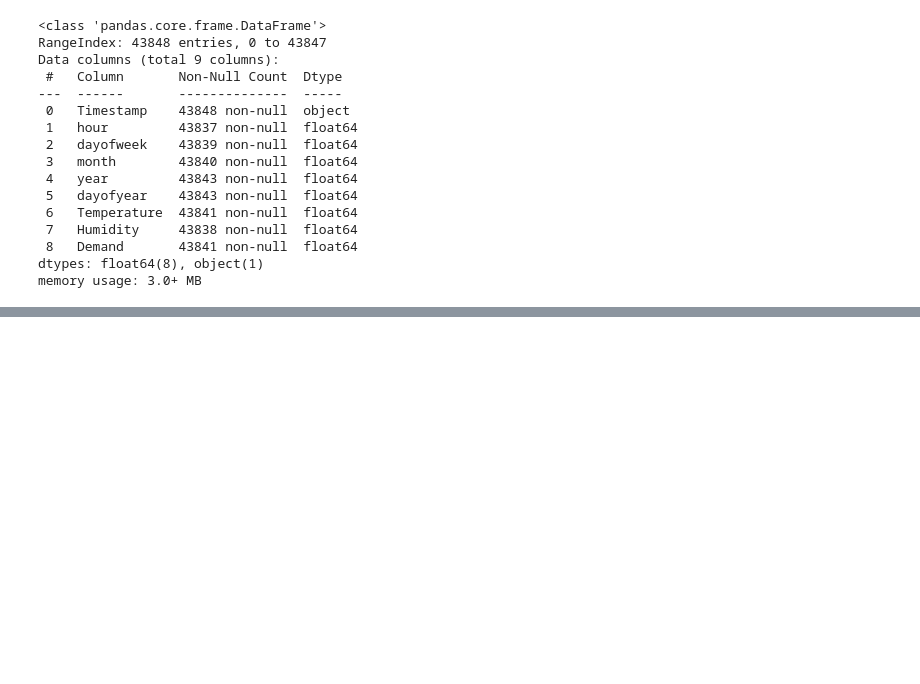
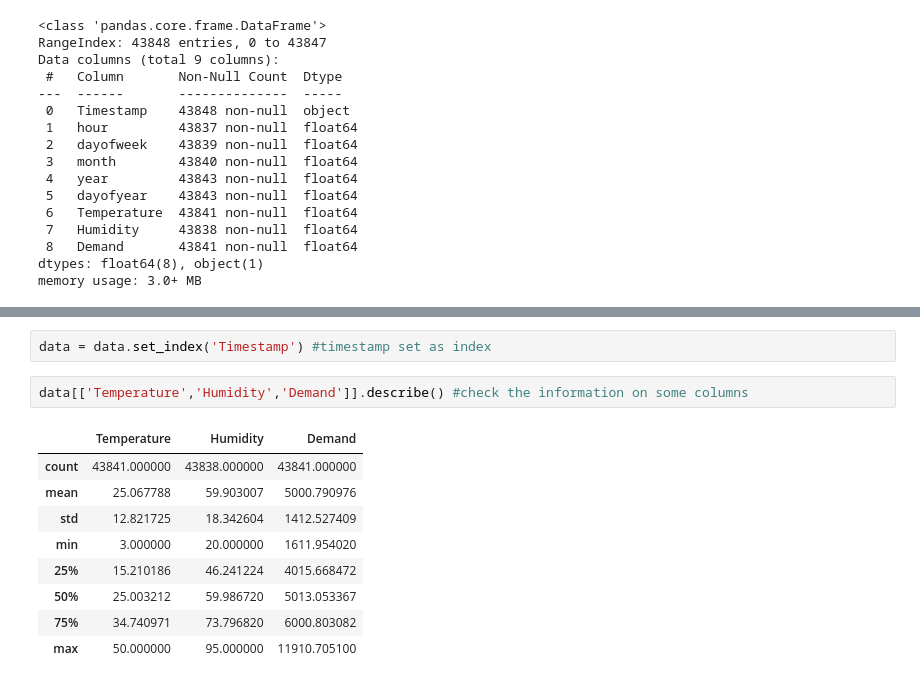
Before and after one commit to abdurrahman16/Electricity-Demand-Forecasting_Model-XGboost-, a Jupyter notebook: Electricity_Demand_Forecasting_Model(XGboost).ipynb, the cells around one changed output, grey strips where cells are left out. Cells and saved outputs as stored; diff of their text form; blank space fills up the shorter version.

```diff
--- a/Electricity_Demand_Forecasting_Model(XGboost).ipynb
+++ b/Electricity_Demand_Forecasting_Model(XGboost).ipynb
@@ -64,0 +48,14 @@ memory usage: 3.0 MB
+# %%
+data = data.set_index('Timestamp') #timestamp set as index
+# %%
+data[['Temperature','Humidity','Demand']].describe() #check the information on some columns
+# %% [output]
+|  | Temperature | Humidity | Demand |
+| count | 43841.000000 | 43838.000000 | 43841.000000 |
+| mean | 25.067788 | 59.903007 | 5000.790976 |
+| std | 12.821725 | 18.342604 | 1412.527409 |
+| min | 3.000000 | 20.000000 | 1611.954020 |
+| 25% | 15.210186 | 46.241224 | 4015.668472 |
+| 50% | 25.003212 | 59.986720 | 5013.053367 |
+| 75% | 34.740971 | 73.796820 | 6000.803082 |
+| max | 50.000000 | 95.000000 | 11910.705100 |
```
Also changed, not shown: parts of 6 cells of this notebook.
